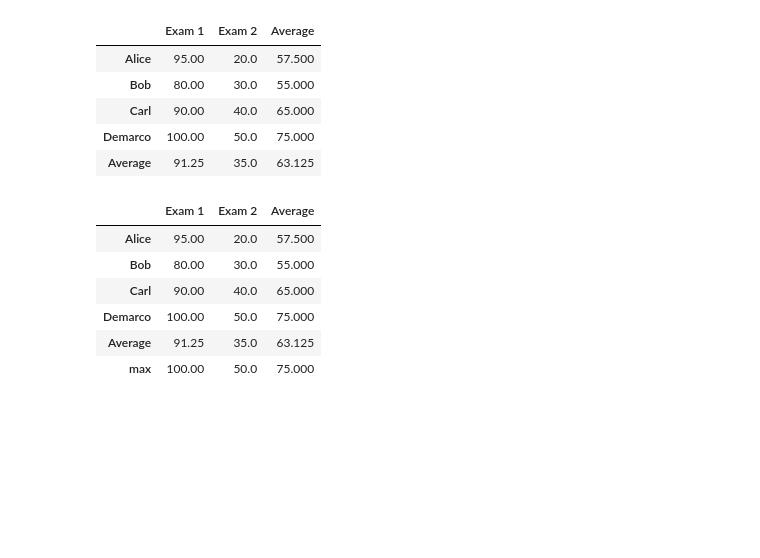
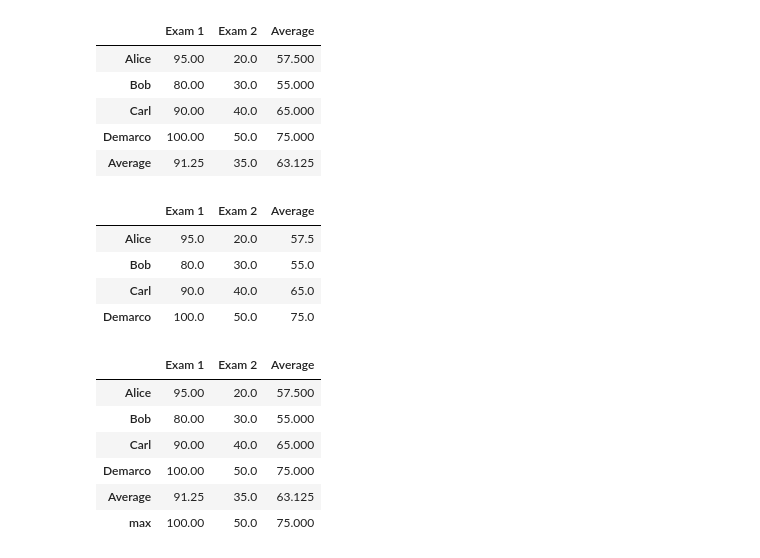
Before and after one commit to morey-ow/cs2521-summer2023, a Jupyter notebook: chapter10notes.ipynb, the cells around one changed output. Saved outputs shown, nothing was run; the diff lists cells and outputs as text; code cells hidden in the pictures; blank space fills up the shorter version.

```diff
--- a/chapter10notes.ipynb
+++ b/chapter10notes.ipynb
@@ -346,4 +409,12 @@ test_scores_dataframe
 | Carl | 90.00 | 40.0 | 65.000 |
 | Demarco | 100.00 | 50.0 | 75.000 |
 | Average | 91.25 | 35.0 | 63.125 |
+# %%
+test_scores_dataframe.iloc[0:4]
+# %% [output]
+|  | Exam 1 | Exam 2 | Average |
+| Alice | 95.0 | 20.0 | 57.5 |
+| Bob | 80.0 | 30.0 | 55.0 |
+| Carl | 90.0 | 40.0 | 65.0 |
+| Demarco | 100.0 | 50.0 | 75.0 |
 # %%
```
Also changed, not shown: parts of 27 cells of this notebook, 2 other files.
